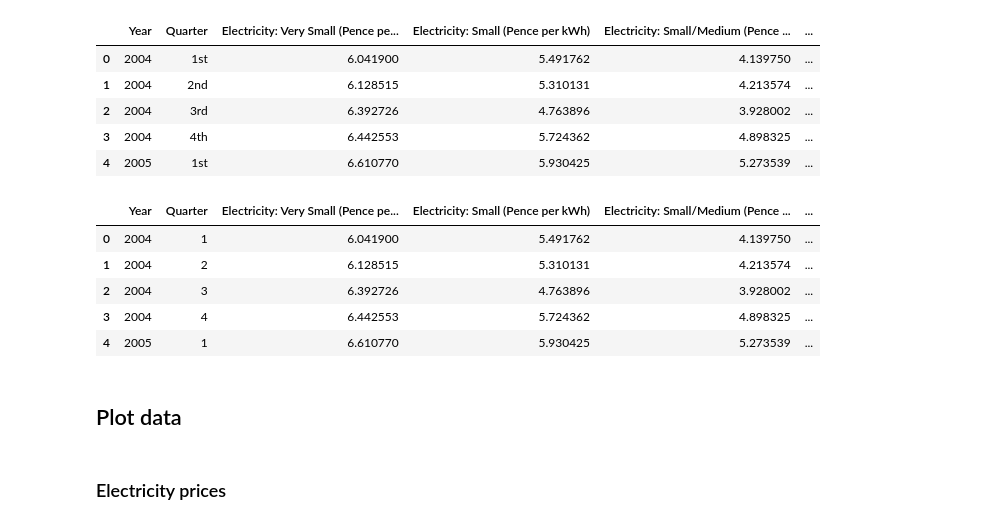
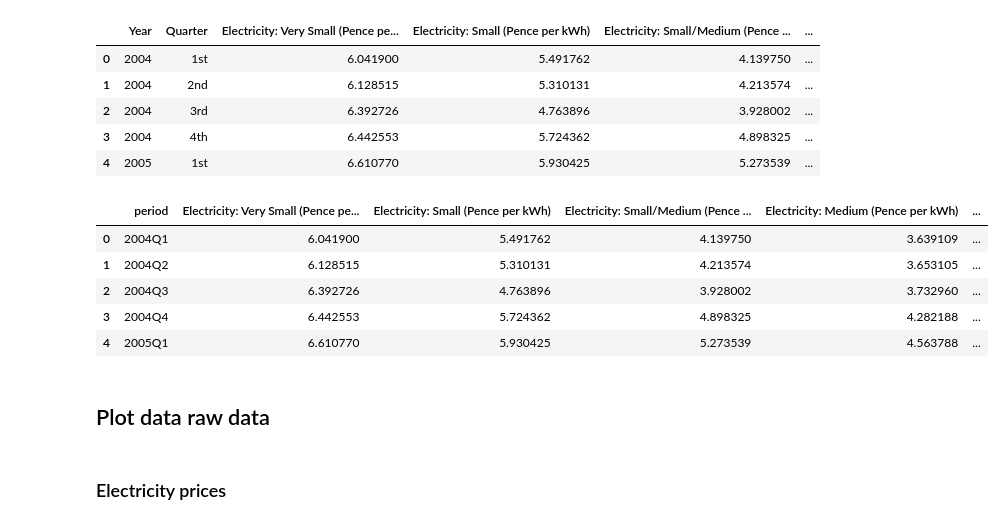
Before and after one commit to samuel-speller/Energy-affects-on-CPI-analysis, a Jupyter notebook: energy_intensity_CPI.ipynb, the cells around one changed output. Drawn from its saved outputs; the diff is of its cells as text; code cells hidden in the pictures.

```diff
--- a/energy_intensity_CPI.ipynb
+++ b/energy_intensity_CPI.ipynb
@@ -31,16 +31,37 @@ egprices['Quarter'] = egprices['Quarter'].str.replace(r'(st|nd|rd|th)', '', rege
 
 # convert the year and quarter columns into one period object
 egprices['period'] = pd.to_datetime(egprices['Year'].astype(str) + 'Q' + egprices['Quarter'].astype(str)).dt.to_period('Q')
+# %%
+# create two new dataframes for electricity and gas to make things easier
+eprice = egprices[['period',
+                  'Electricity: Very Small (Pence per kWh)',
+                  'Electricity: Small (Pence per kWh)',
+                  'Electricity: Small/Medium (Pence per kWh)',
+                  'Electricity: Medium (Pence per kWh)',
+                  'Electricity: Large (Pence per kWh)',
+                  'Electricity: Very Large (Pence per kWh)',
+                  'Electricity: Extra Large (Pence per kWh)',
+                  'Electricity: Average (Pence per kWh)'
+                 ]].copy()
+
+gprice = egprices[['period',
+                  'Gas: Very Small (Pence per kWh)',
+                  'Gas: Small (Pence per kWh)',
+                  'Gas: Medium (Pence per kWh)',
+                  'Gas: Large (Pence per kWh)',
+                  'Gas: Very Large (Pence per kWh)',
+                  'Gas: Average (Pence per kWh)'
+                 ]].copy()
 # %%
-egprices.head()
+eprice.head()
 # %% [output]
-|  | Year | Quarter | Electricity: Very Small (Pence pe... | Electricity: Small (Pence per kWh) | Electricity: Small/Medium (Pence ... | ... |
-| 0 | 2004 | 1 | 6.041900 | 5.491762 | 4.139750 | ... |
-| 1 | 2004 | 2 | 6.128515 | 5.310131 | 4.213574 | ... |
-| 2 | 2004 | 3 | 6.392726 | 4.763896 | 3.928002 | ... |
-| 3 | 2004 | 4 | 6.442553 | 5.724362 | 4.898325 | ... |
-| 4 | 2005 | 1 | 6.610770 | 5.930425 | 5.273539 | ... |
+|  | period | Electricity: Very Small (Pence pe... | Electricity: Small (Pence per kWh) | Electricity: Small/Medium (Pence ... | Electricity: Medium (Pence per kWh) | ... |
+| 0 | 2004Q1 | 6.041900 | 5.491762 | 4.139750 | 3.639109 | ... |
+| 1 | 2004Q2 | 6.128515 | 5.310131 | 4.213574 | 3.653105 | ... |
+| 2 | 2004Q3 | 6.392726 | 4.763896 | 3.928002 | 3.732960 | ... |
+| 3 | 2004Q4 | 6.442553 | 5.724362 | 4.898325 | 4.282188 | ... |
+| 4 | 2005Q1 | 6.610770 | 5.930425 | 5.273539 | 4.563788 | ... |
 # %% [markdown]
-## Plot data
+## Plot data raw data
 # %% [markdown]
 ### Electricity prices
```
Also changed, not shown: parts of 8 cells of this notebook, 1 other file.
